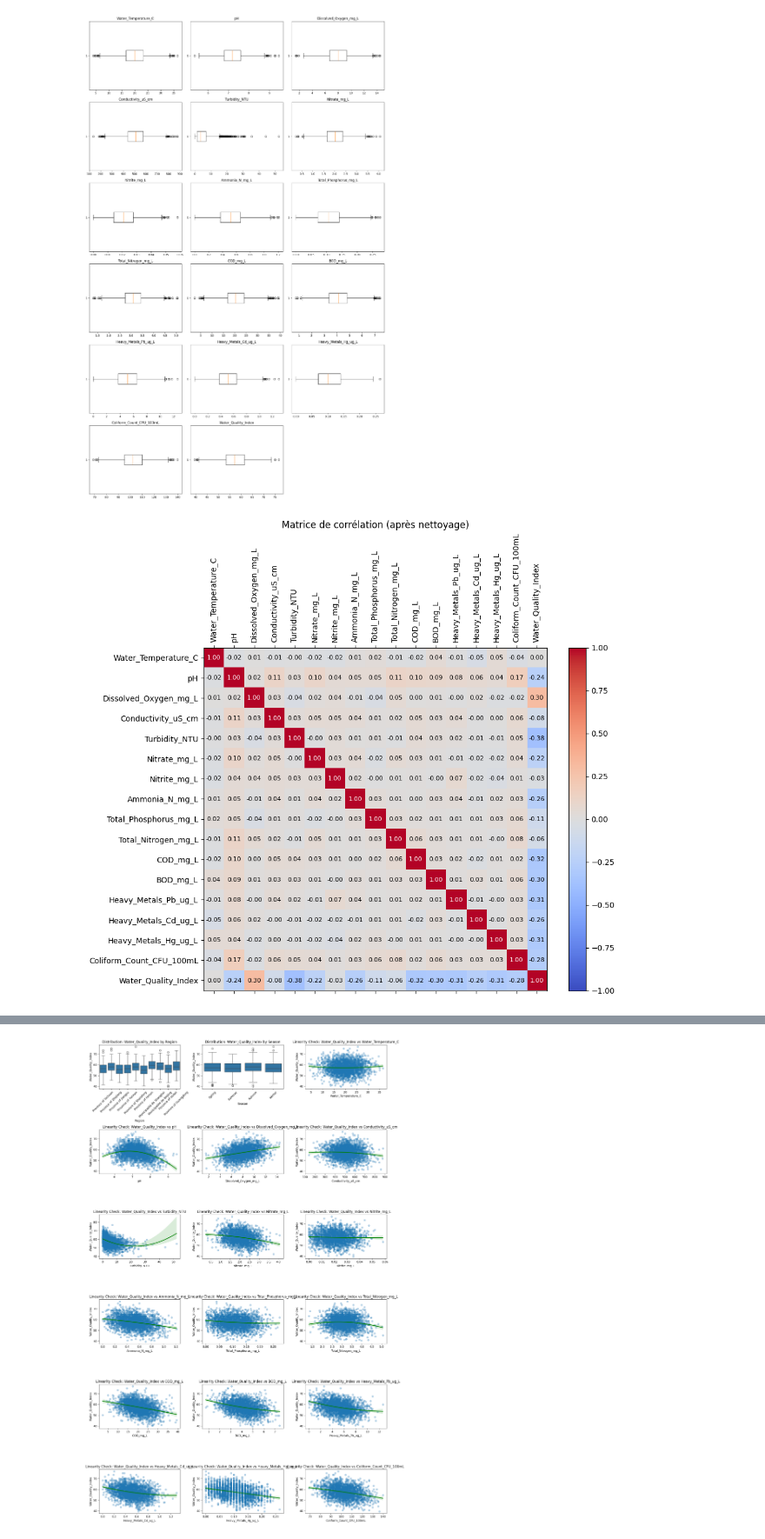
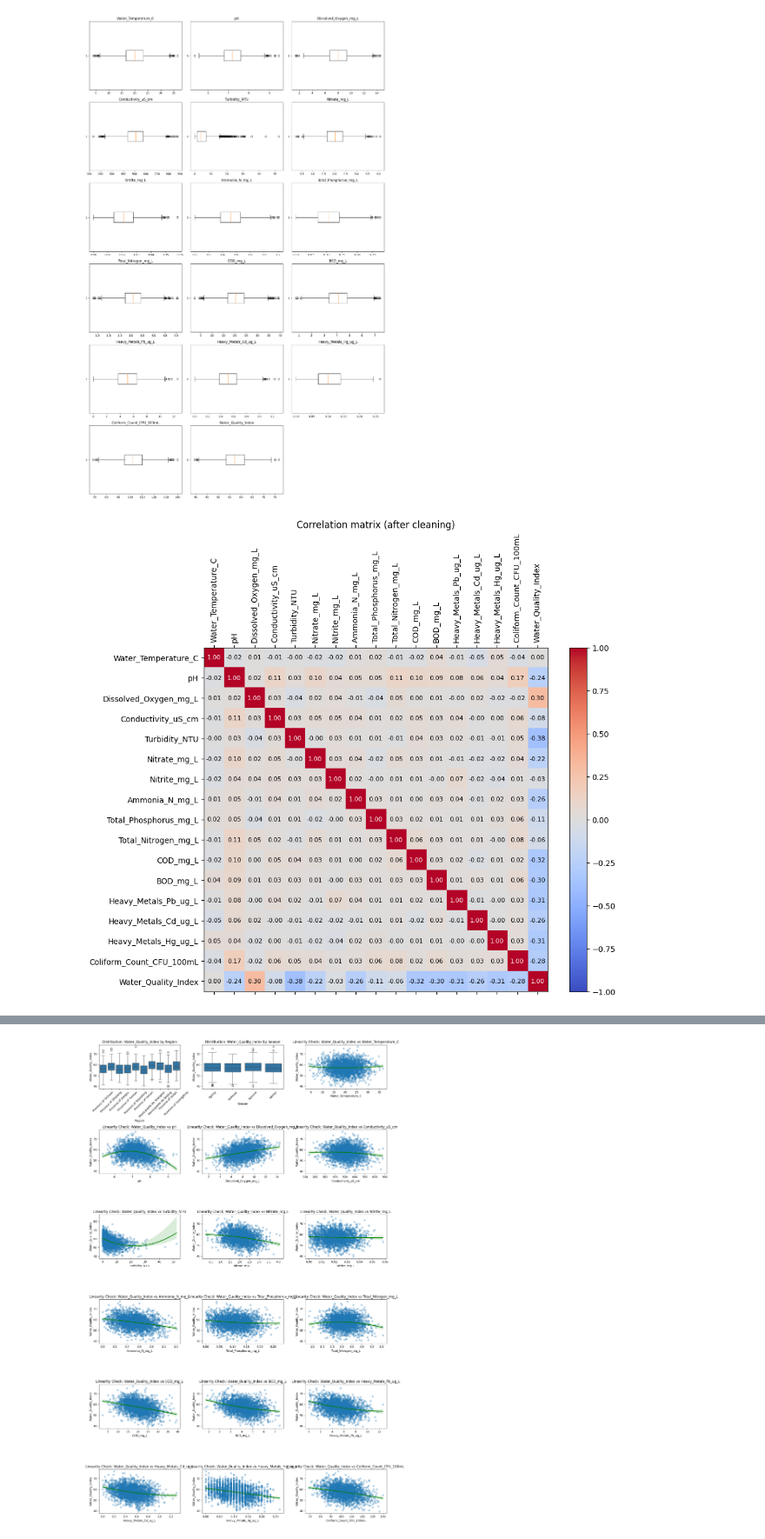
Before and after one commit to MatscoSan/Linear-P1, a Jupyter notebook: notebook.ipynb, the cells around one changed output, grey strips where cells are left out. Shown at 87% size. Cells and saved outputs as stored; diff of their text form; code cells hidden in the pictures.

```diff
--- a/notebook.ipynb
+++ b/notebook.ipynb
@@ -39,42 +34,43 @@ Do a descriptive analysis of the variables of the model. Provide a table
 # %%
-# Vérifications : valeurs manquantes + incohérences + calculs descriptifs
+# Checks: Missing Values + Inconsistencies + Descriptive Statistics
+
 # Missing values
-print("---- Vérification des valeurs manquantes ----")
+print("---- Checking for missing values ----")
 missing_counts = train_df.isnull().sum()
 missing_perc = (train_df.isnull().mean() * 100).round(2)
 missing_df = pd.DataFrame({'missing_count': missing_counts, 'missing_%': missing_perc})
 missing_df = missing_df[missing_df['missing_count'] > 0].sort_values('missing_%', ascending=False)
 if missing_df.empty:
-    print("Aucune valeur manquante détectée dans le jeu d'entraînement.")
+    print("No missing values detected in the training set.")
 else:
     display(missing_df)
-    print("Exemples d'observations contenant au moins une valeur manquante :")
+    print("Examples of observations with at least one missing value:")
     display(train_df[train_df.isnull().any(axis=1)].head())
 
 # Duplicates
 dup = train_df.duplicated().sum()
-print(f"Doublons détectés : {dup}")
+print(f"Detected duplicates: {dup}")
 if dup > 0:
-    print("Exemples de lignes en double :")
+    print("Examples of duplicate rows:")
     display(train_df[train_df.duplicated(keep=False)].head())
 
-#Type / valeurs incohérentes (colonnes object contenant des valeurs numériques partiellement)
-print("---- Vérification des types et valeurs suspectes ----")
+# Type / suspicious values (object columns partially containing numeric values)
+print("---- Checking for types and suspicious values ----")
 obj_cols = train_df.select_dtypes(include=['object']).columns.tolist()
 suspect_cols = {}
 for col in obj_cols:
     coerced = pd.to_numeric(train_df[col], errors='coerce')
     n_numeric = coerced.notna().sum()
     if 0 < n_numeric < len(train_df):
-        suspect_cols[col] = f"{n_numeric}/{len(train_df)} convertible en numérique"
+        suspect_cols[col] = f"{n_numeric}/{len(train_df)} convertible to numeric"
 if suspect_cols:
-    print("Colonnes de type object contenant des valeurs numériques partiellement :")
+    print("Object-type columns partially containing numeric values:")
     for k, v in suspect_cols.items():
         print(f" - {k}: {v}")
 else:
-    print("Pas de colonnes 'object' avec valeurs numériques partielles détectées.")
+    print("No object columns with partially numeric values detected.")
 
-#Contrôles valeurs abérantes
+# Outlier checks
 ranges = {
     'pH': (0, 14),
     'Turbidity_NTU': (0, None),
@@ -91,28 +87,28 @@ for col, (low, high) in ranges.items():
             mask = mask | (s > high)
         nviol = int(mask.sum())
         if nviol > 0:
-            print(f"{nviol} valeurs hors plage détectées pour {col} (attendu {low} à {high}). Exemples :")
+            print(f"{nviol} out-of-range values detected for {col} (expected {low} to {high}). Examples:")
             display(train_df.loc[mask, [col]].head())
 
-# === Tout en un : détecter, afficher, nettoyer et analyser ===
+# === All-in-one: detect, display, clean, and analyze ===
 concentration_cols = [c for c in train_df.columns if any(x in c for x in ['mg_L', 'ug_L', 'CFU', 'Count', 'Concentration'])]
-# Forcer la conversion en numérique pour garantir une détection correcte
+# Force numeric conversion to ensure correct detection
 for c in concentration_cols:
     train_df[c] = pd.to_numeric(train_df[c], errors='coerce')
 
-# Compter négatifs par colonne
+# Count negatives per column
 neg_counts = {c: int((train_df[c] < 0).sum()) for c in concentration_cols}
 
-# Lignes contenant au moins une valeur négative
+# Rows with at least one negative value
 mask_neg_row = pd.DataFrame({c: train_df[c] < 0 for c in concentration_cols}).any(axis=1) if concentration_cols else pd.Series(False, index=train_df.index)
 rows_with_neg = int(mask_neg_row.sum())
 
-
-# Nettoyage: suppression des lignes contenant des négatifs
+# Cleaning: remove rows containing negatives
 n_before = len(train_df)
 train_df = train_df.loc[~mask_neg_row].reset_index(drop=True)
-print("Dataset nettoyé")
-# Analyse descriptive sur le df nettoyé
+print("Dataset cleaned")
+
+# Descriptive analysis on cleaned df
 num_cols = train_df.select_dtypes(include=[np.number]).columns.tolist()
 stats_table = pd.DataFrame({
     'mean': train_df[num_cols].mean(),
@@ -121,7 +117,7 @@ stats_table = pd.DataFrame({
     'kurtosis': train_df[num_cols].kurt()
 }).round(4)
 
-print('\nTable des statistiques descriptives (après nettoyage) :')
+print('\nDescriptive statistics table (after cleaning):')
 display(stats_table)
 
 # Boxplots
@@ -137,7 +133,7 @@ for i, c in enumerate(cols, 1):
 plt.tight_layout()
 plt.show()
 
-# Matrice de corrélation
+# Correlation matrix
 corr = train_df[num_cols].corr()
 fig, ax = plt.subplots(figsize=(10, 8))
 cax = ax.matshow(corr, cmap='coolwarm', vmin=-1, vmax=1)
@@ -148,6 +144,6 @@ ax.set_xticklabels(num_cols, rotation=90)
 ax.set_yticklabels(num_cols)
 for (i, j), val in np.ndenumerate(corr.values):
     ax.text(j, i, f"{val:.2f}", ha='center', va='center', color='white' if abs(val) > 0.5 else 'black', fontsize=8)
-plt.title('Matrice de corrélation (après nettoyage)')
+plt.title('Correlation matrix (after cleaning)')
 plt.show()
 # %% [output]
@@ -162,21 +158,21 @@ Table des statistiques descriptives (après nettoyage) :
 |  | mean | sd | skewness | kurtosis |
 | Water_Temperature_C | 19.9880 | 4.9218 | 0.0224 | -0.0312 |
 | pH | 7.2079 | 0.5970 | 0.1994 | -0.0897 |
 | Dissolved_Oxygen_mg_L | 7.9947 | 1.9759 | 0.0133 | -0.1442 |
 | Conductivity_uS_cm | 509.5211 | 104.8794 | 0.0223 | 0.1503 |
 | Turbidity_NTU | 5.0597 | 5.0686 | 2.0979 | 7.5884 |
 | Nitrate_mg_L | 2.0279 | 0.5317 | 0.0970 | 0.0071 |
 | Nitrite_mg_L | 0.0210 | 0.0097 | 0.1739 | -0.2466 |
 | Ammonia_N_mg_L | 0.5181 | 0.2059 | 0.1092 | -0.2601 |
 | Total_Phosphorus_mg_L | 0.1066 | 0.0487 | 0.1654 | -0.3754 |
 | Total_Nitrogen_mg_L | 3.0931 | 0.5249 | 0.1470 | 0.0633 |
 | COD_mg_L | 20.4539 | 5.2644 | 0.1053 | 0.0592 |
 | BOD_mg_L | 4.1152 | 1.0454 | 0.0225 | -0.1611 |
 | Heavy_Metals_Pb_ug_L | 5.1574 | 2.0235 | 0.1253 | -0.1880 |
 | Heavy_Metals_Cd_ug_L | 0.5181 | 0.1981 | 0.0803 | -0.1646 |
 | Heavy_Metals_Hg_ug_L | 0.1044 | 0.0491 | 0.2008 | -0.3769 |
 | Coliform_Count_CFU_100mL | 102.4813 | 11.0163 | 0.1358 | -0.0538 |
 | Water_Quality_Index | 57.3773 | 5.4888 | -0.0362 | -0.0064 |
 [figure]
-[figure, old version]
+[figure, new version]
 # %% [markdown]
```
Also changed, not shown: parts of 27 cells of this notebook.
